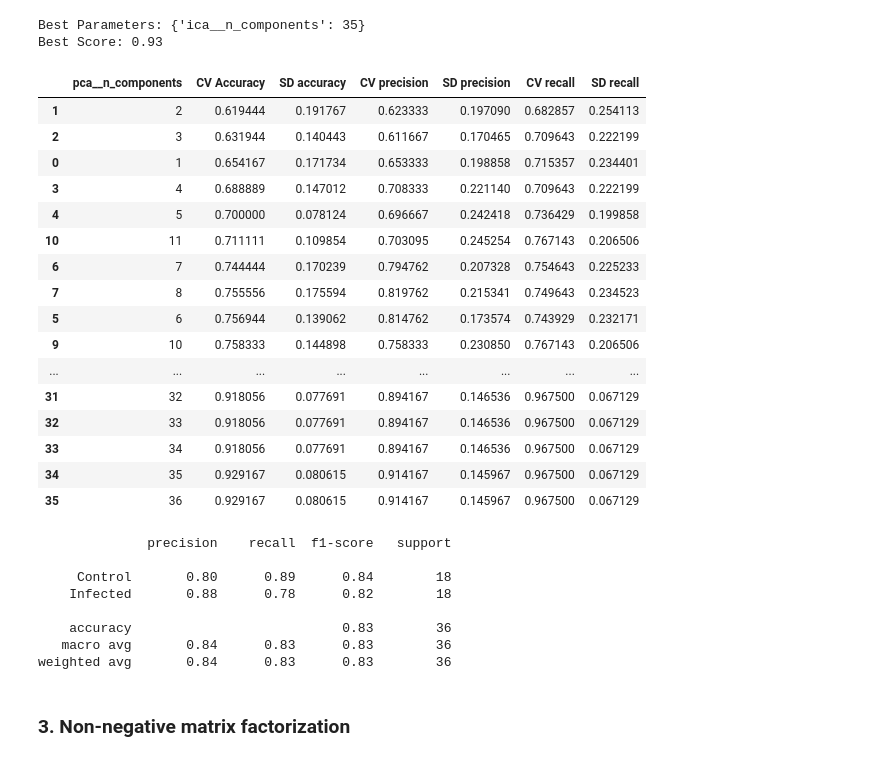
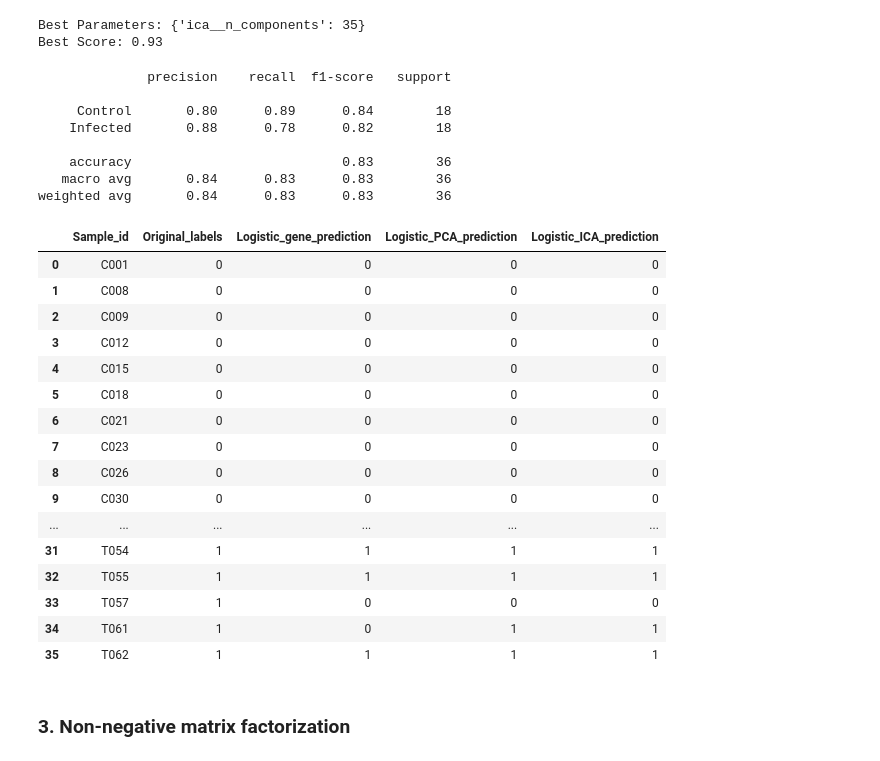
Before and after one commit to jfogrady1/ML4Tb, a Jupyter notebook: bin/Logistic_regression/1_O'Grady_data_Logistic_regression.ipynb, the cells around one changed output. Cells and saved outputs as stored; diff of their text form; code cells hidden in the pictures.

```diff
--- a/bin/Logistic_regression/1_O'Grady_data_Logistic_regression.ipynb
+++ b/bin/Logistic_regression/1_O'Grady_data_Logistic_regression.ipynb
@@ -210,0 +200,3 @@ kirsten_data.head()
+# %%
+# Set up a data frame to collect predictions on
+ogrady_master_df_predictions = pd.DataFrame({"Sample_id": test_data.index, "Original_labels": test_labels.ravel(), "Logistic_gene_prediction": model.predict(test_data)})
@@ -474,6 +491,7 @@ Can see there is a significnat difference in the components for PC1, 5 and 12
 # Performance on Test data
 print(classification_report(test_labels.ravel(), LR_pca_search_model.predict(test_data), target_names=target_names))
 PCA_cm_display = ConfusionMatrixDisplay(confusion_matrix = confusion_matrix(test_labels.ravel(),LR_pca_search_model.predict(test_data)), display_labels = ["Control", "Infected"])
+ogrady_master_df_predictions = pd.concat([ogrady_master_df_predictions, pd.DataFrame({"Logistic_PCA_prediction": LR_pca_search_model.predict(test_data)})], axis = 1)
 # %% [output]
               precision    recall  f1-score   support
 
@@ -557,23 +595,3 @@ results_ica.sort_values(by='CV Accuracy', inplace=True)
 # %% [output]
 Best Parameters: {'ica__n_components': 35}
 Best Score: 0.93
-# %%
-results_ica
-# %% [output]
-|  | pca__n_components | CV Accuracy | SD accuracy | CV precision | SD precision | CV recall | SD recall |
-| 1 | 2 | 0.619444 | 0.191767 | 0.623333 | 0.197090 | 0.682857 | 0.254113 |
-| 2 | 3 | 0.631944 | 0.140443 | 0.611667 | 0.170465 | 0.709643 | 0.222199 |
-| 0 | 1 | 0.654167 | 0.171734 | 0.653333 | 0.198858 | 0.715357 | 0.234401 |
-| 3 | 4 | 0.688889 | 0.147012 | 0.708333 | 0.221140 | 0.709643 | 0.222199 |
-| 4 | 5 | 0.700000 | 0.078124 | 0.696667 | 0.242418 | 0.736429 | 0.199858 |
-| 10 | 11 | 0.711111 | 0.109854 | 0.703095 | 0.245254 | 0.767143 | 0.206506 |
-| 6 | 7 | 0.744444 | 0.170239 | 0.794762 | 0.207328 | 0.754643 | 0.225233 |
-| 7 | 8 | 0.755556 | 0.175594 | 0.819762 | 0.215341 | 0.749643 | 0.234523 |
-| 5 | 6 | 0.756944 | 0.139062 | 0.814762 | 0.173574 | 0.743929 | 0.232171 |
-| 9 | 10 | 0.758333 | 0.144898 | 0.758333 | 0.230850 | 0.767143 | 0.206506 |
-| ... | ... | ... | ... | ... | ... | ... | ... |
-| 31 | 32 | 0.918056 | 0.077691 | 0.894167 | 0.146536 | 0.967500 | 0.067129 |
-| 32 | 33 | 0.918056 | 0.077691 | 0.894167 | 0.146536 | 0.967500 | 0.067129 |
-| 33 | 34 | 0.918056 | 0.077691 | 0.894167 | 0.146536 | 0.967500 | 0.067129 |
-| 34 | 35 | 0.929167 | 0.080615 | 0.914167 | 0.145967 | 0.967500 | 0.067129 |
-| 35 | 36 | 0.929167 | 0.080615 | 0.914167 | 0.145967 | 0.967500 | 0.067129 |
@@ -581,6 +605,7 @@ results_ica
 print(classification_report(test_labels.ravel(),LR_ica_search_model.predict(test_data), target_names=target_names))
 ICA_cm_display = ConfusionMatrixDisplay(confusion_matrix = confusion_matrix(test_labels.ravel(),LR_ica_search_model.predict(test_data)), display_labels = ["Control", "Infected"])
 # display matrix
+ogrady_master_df_predictions = pd.concat([ogrady_master_df_predictions, pd.DataFrame({"Logistic_ICA_prediction": LR_ica_search_model.predict(test_data)})], axis = 1)
 # %% [output]
               precision    recall  f1-score   support
 
@@ -590,6 +615,26 @@ ICA_cm_display = ConfusionMatrixDisplay(confusion_matrix = confusion_matrix(test
     accuracy                           0.83        36
    macro avg       0.84      0.83      0.83        36
 weighted avg       0.84      0.83      0.83        36
+# %%
+ogrady_master_df_predictions
+# %% [output]
+|  | Sample_id | Original_labels | Logistic_gene_prediction | Logistic_PCA_prediction | Logistic_ICA_prediction |
+| 0 | C001 | 0 | 0 | 0 | 0 |
+| 1 | C008 | 0 | 0 | 0 | 0 |
+| 2 | C009 | 0 | 0 | 0 | 0 |
+| 3 | C012 | 0 | 0 | 0 | 0 |
+| 4 | C015 | 0 | 0 | 0 | 0 |
+| 5 | C018 | 0 | 0 | 0 | 0 |
+| 6 | C021 | 0 | 0 | 0 | 0 |
+| 7 | C023 | 0 | 0 | 0 | 0 |
+| 8 | C026 | 0 | 0 | 0 | 0 |
+| 9 | C030 | 0 | 0 | 0 | 0 |
+| ... | ... | ... | ... | ... | ... |
+| 31 | T054 | 1 | 1 | 1 | 1 |
+| 32 | T055 | 1 | 1 | 1 | 1 |
+| 33 | T057 | 1 | 0 | 0 | 0 |
+| 34 | T061 | 1 | 0 | 1 | 1 |
+| 35 | T062 | 1 | 1 | 1 | 1 |
 # %% [markdown]
 ### 3. Non-negative matrix factorization
 # %%
```
Also changed, not shown: parts of 46 cells of this notebook.
